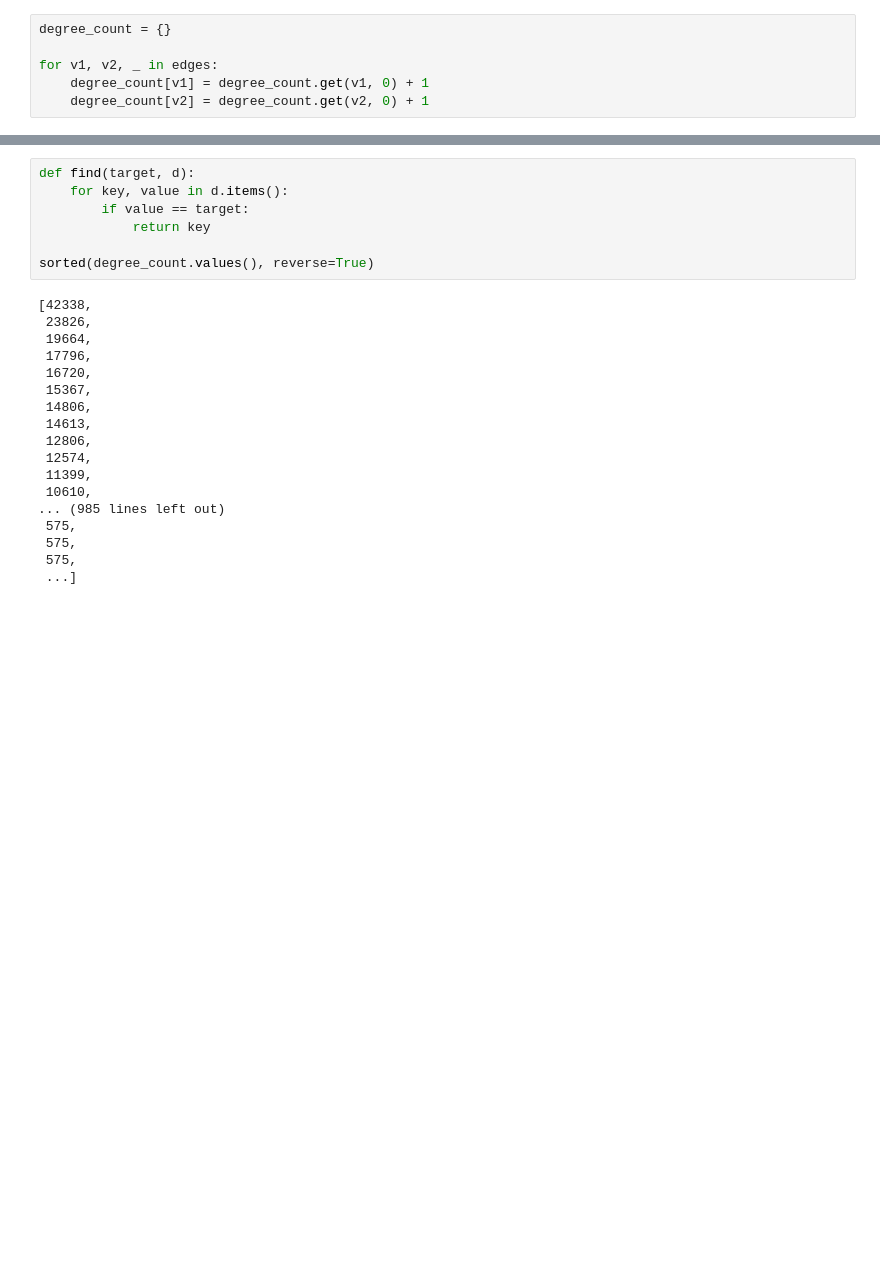
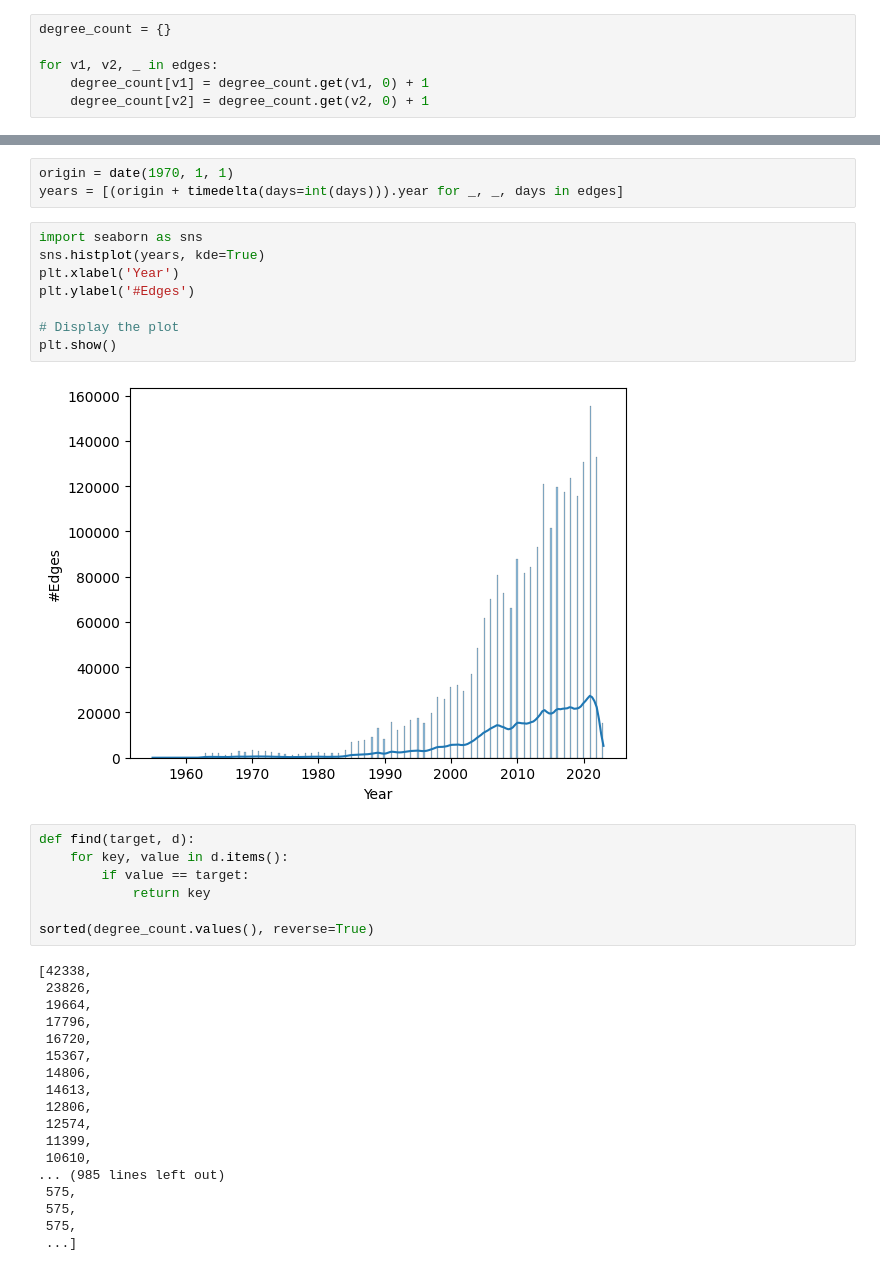
Before and after one commit to aimat-lab/materials_concepts, a Jupyter notebook: graph/Explore.ipynb, the cells around one changed output, grey strips where cells are left out. Drawn from its saved outputs; the diff is of its cells as text; blank space fills up the shorter version.

```diff
--- a/graph/Explore.ipynb
+++ b/graph/Explore.ipynb
@@ -44,3 +56,16 @@ plt.show()
+# %%
+origin = date(1970, 1, 1)
+years = [(origin + timedelta(days=int(days))).year for _, _, days in edges]
+# %%
+import seaborn as sns
+sns.histplot(years, kde=True)
+plt.xlabel('Year')
+plt.ylabel('#Edges')
+
+# Display the plot
+plt.show()
+# %% [output]
+[figure, added]
 # %%
 def find(target, d):
     for key, value in d.items():
```
Also changed, not shown: parts of 3 cells of this notebook, 2 other files.
